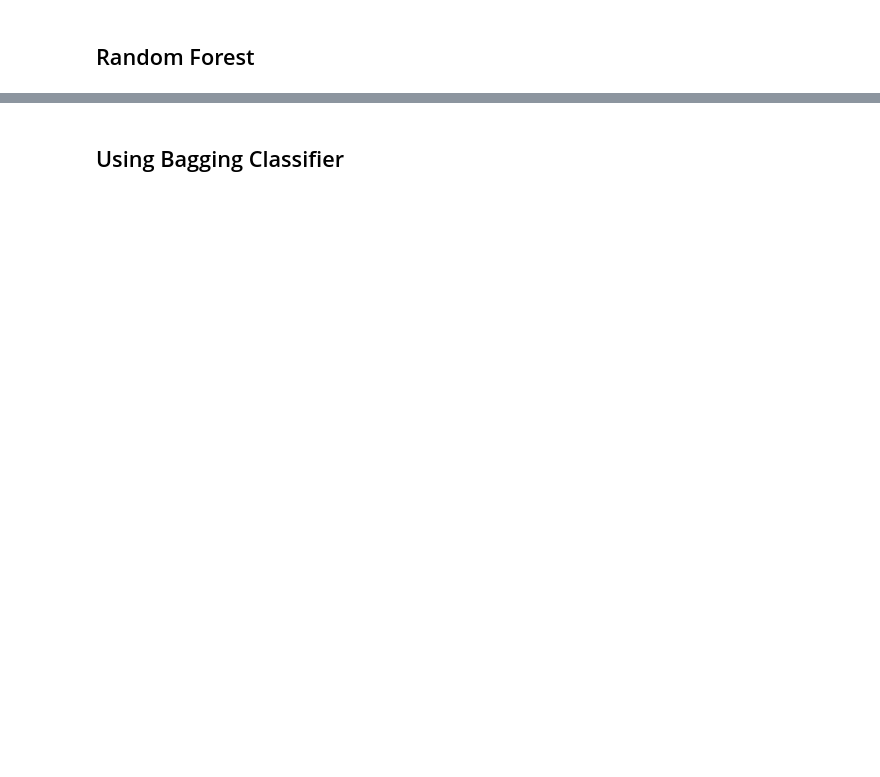
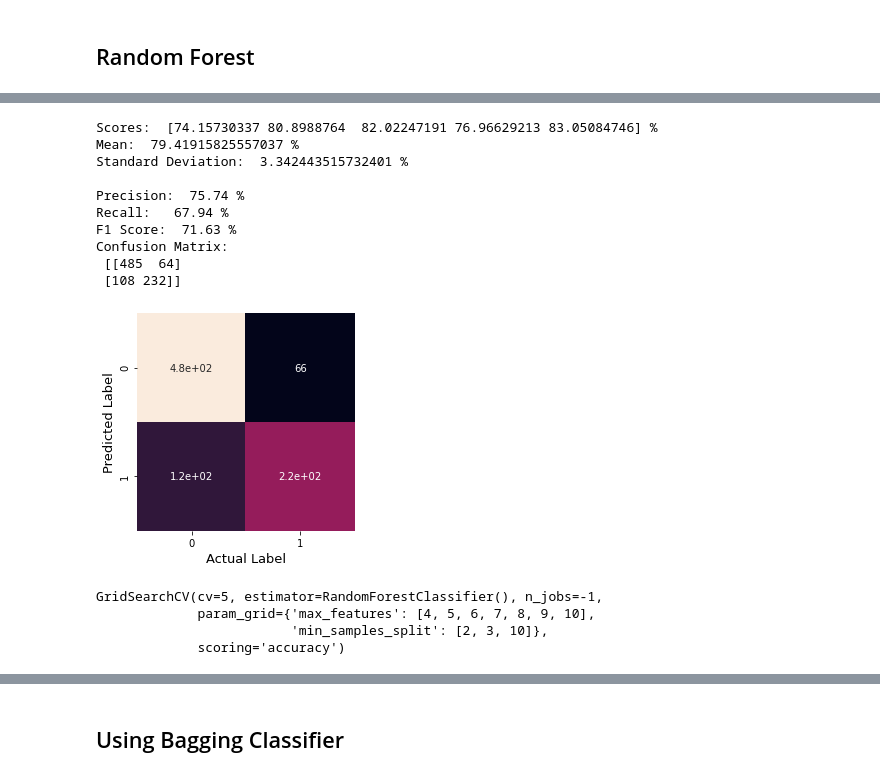
Before and after one commit to dhrey112/Project-ML-and-DL, a Jupyter notebook: titanic/Untitled.ipynb, the cells around one changed output, grey strips where cells are left out. Saved outputs shown, nothing was run; the diff lists cells and outputs as text; code cells hidden in the pictures; blank space fills up the shorter version.

Commit message:
Titanic project - Executing KNN, Logistic Regression, RandomForest, and Cross-validation

```diff
--- a/titanic/Untitled.ipynb
+++ b/titanic/Untitled.ipynb
@@ -446,27 +796,40 @@ print("Accuracy", acc_rf,'%')
 # %%
 # CV_Tree
 scores = cross_val_score(RandomForestClassifier(), x_train, y_train, cv=kf, scoring='accuracy')
 
-mean_acc_tree = scores.mean() * 100
+mean_acc_rf = scores.mean() * 100
 
 print('Scores: ', scores*100, '%')
-print('Mean: ', mean_acc_tree, '%')
+print('Mean: ', mean_acc_rf, '%')
 print('Standard Deviation: ', scores.std()*100, '%\n')
 
-pred_tree = cross_val_predict(tree, x_train, y_train, cv=kf)
+pred_rf = cross_val_predict(rf, x_train, y_train, cv=kf)
 
 
 print("Precision: ", round(precision_score(y_train, pred_tree)*100, 2),'%')
 print("Recall:  ", round(recall_score(y_train, pred_tree)*100, 2), '%')
 print('F1 Score: ', round(f1_score(y_train, pred_tree)*100, 2), '%')
 
 
-cm = confusion_matrix(y_train, pred_tree)
+cm = confusion_matrix(y_train, pred_rf)
 ax = sns.heatmap(cm, square=True, annot=True, cbar=False)
 #ax.xaxis.set_ticklabels()
 ax.set_xlabel('Actual Label', fontsize=13)
 ax.set_ylabel('Predicted Label', fontsize=13)
+
 print('Confusion Matrix: \n' ,confusion_matrix(y_train, knn_pred),'\n')
+# %% [output]
+Scores:  [74.15730337 80.8988764  82.02247191 76.96629213 83.05084746] %
+Mean:  79.41915825557037 %
+Standard Deviation:  3.342443515732401 %
+
+Precision:  75.74 %
+Recall:   67.94 %
+F1 Score:  71.63 %
+Confusion Matrix:
+ [[485  64]
+ [108 232]]
+[figure, added]
 # %%
 from sklearn.model_selection import GridSearchCV
 # %%
@@ -480,5 +843,10 @@ grid_search = GridSearchCV(rf_clf, params_grid,
                            n_jobs=-1, cv=5, scoring='accuracy')
 # %%
-grid_search.fit(X_train, y_train)
+grid_search.fit(x_train, y_train)
+# %% [output]
+GridSearchCV(cv=5, estimator=RandomForestClassifier(), n_jobs=-1,
+             param_grid={'max_features': [4, 5, 6, 7, 8, 9, 10],
+                         'min_samples_split': [2, 3, 10]},
+             scoring='accuracy')
 # %%
 grid_search.best_params_
```
Also changed, not shown: parts of 50 cells of this notebook.
